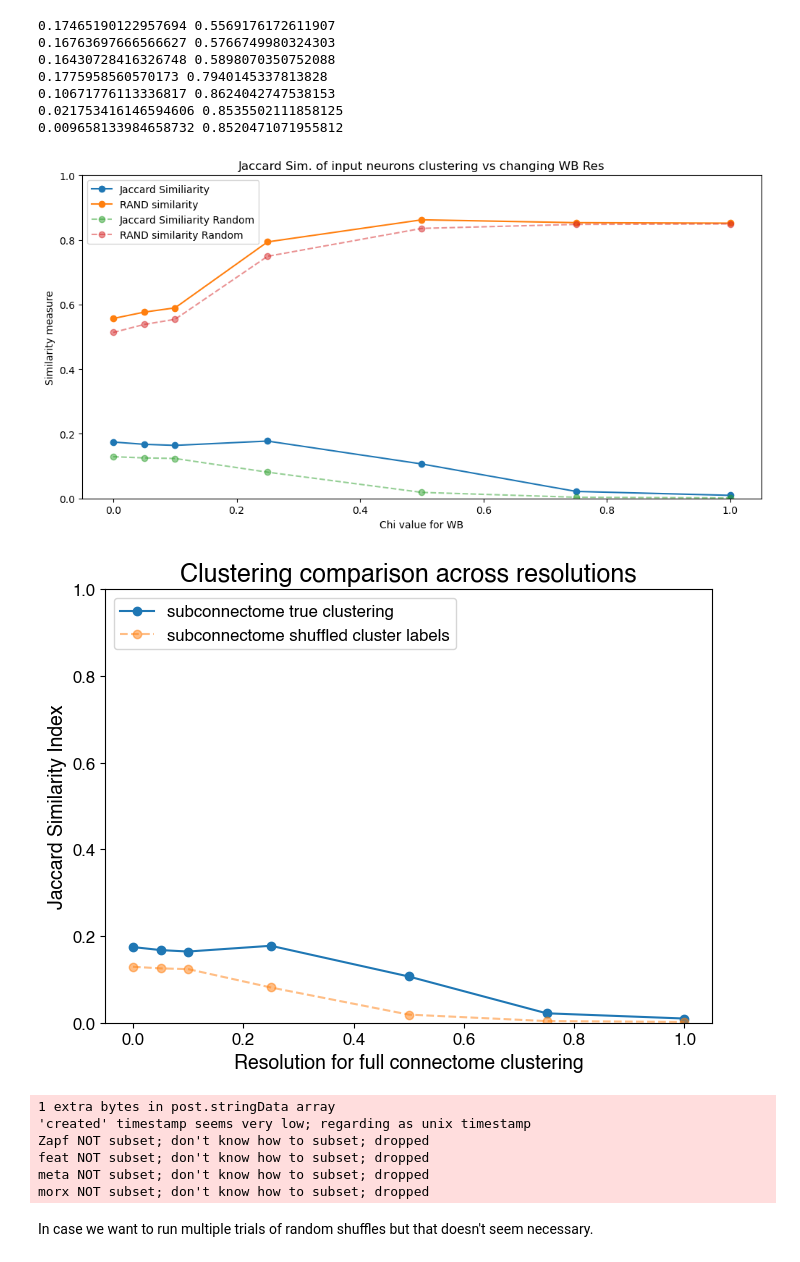
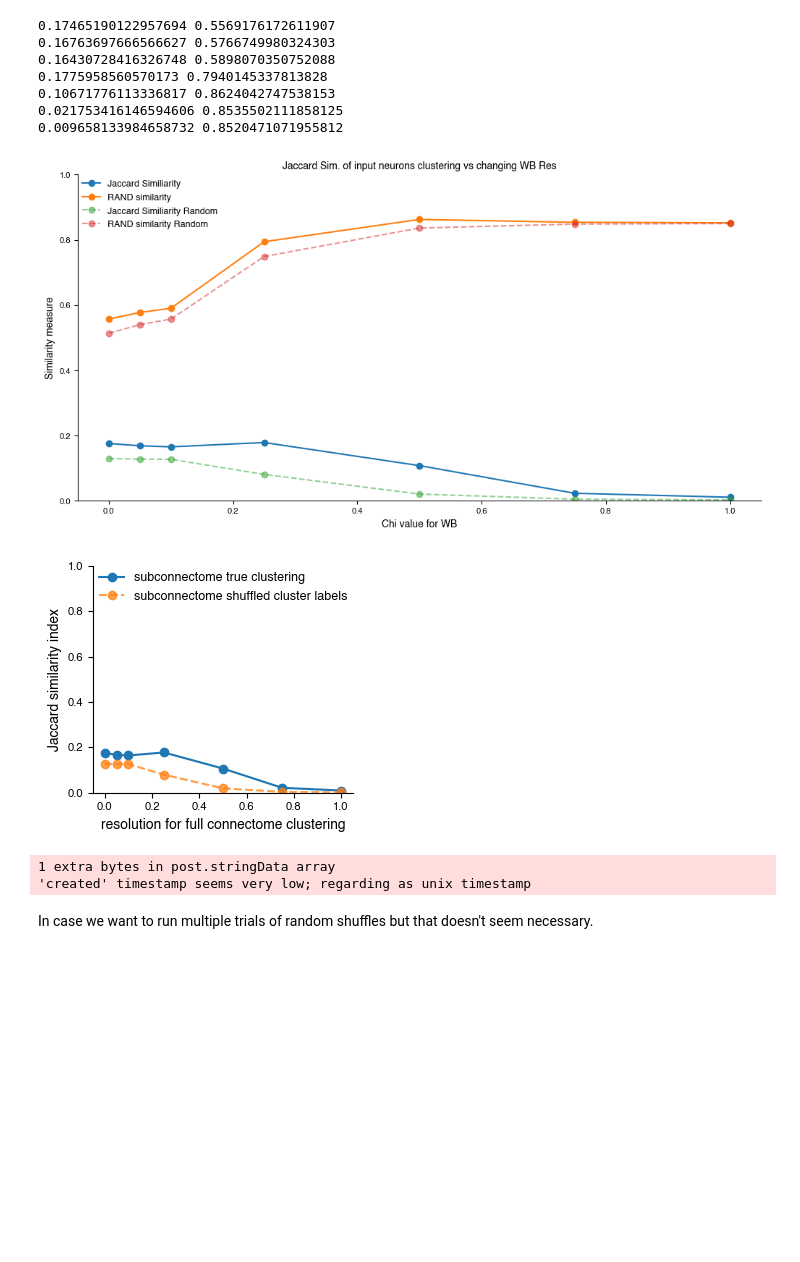
Before and after one commit to Gutierrez-lab/oviIN-inputs, a Jupyter notebook: jaccard_analysis.ipynb, the cells around one changed output. Saved outputs shown, nothing was run; the diff lists cells and outputs as text; code cells hidden in the pictures; blank space fills up the shorter version.

Commit message:
remade jaccard plot for style

```diff
--- a/jaccard_analysis.ipynb
+++ b/jaccard_analysis.ipynb
@@ -9,18 +9,3 @@ import itertools
 import matplotlib
 import matplotlib.patheffects as path_effects
 import matplotlib as mpl
-matplotlib.use('TkAgg')  # or 'Qt5Agg', 'MacOSX', etc.
-import matplotlib.pyplot as plt
-from matplotlib.ticker import MultipleLocator,FormatStrFormatter,MaxNLocator
-%matplotlib inline
-
-# Set 'pdf.fonttype' to 42 to keep the text editable after exporting to pdf
-plt.rcParams['pdf.fonttype'] = 42
-plt.rcParams["font.sans-serif"] = "Helvetica"
-plt.rcParams['font.size'] = 14  # Default text size
-plt.rcParams['axes.titlesize'] = 18  # Title size
-plt.rcParams['figure.titlesize'] = 18  # Figure title size
-plt.rcParams['axes.labelsize'] = 14  # X and Y label size
-plt.rcParams['xtick.labelsize'] = 12  # X tick label size
-plt.rcParams['ytick.labelsize'] = 12  # Y tick label size
-plt.rcParams['legend.fontsize'] = 12  # Legend font size
@@ -188,7 +178,7 @@ for res in resolutions:
 0.009658133984658732 0.8520471071955812
 # %%
 import matplotlib.pyplot as plt
-plt.style.use('default')
+#plt.style.use('default')
 # %%
 plt.figure(figsize=(10, 5))
 plt.plot([float(res) for res in resolutions], [jac_indices[res] for res in resolutions], marker='o', label = 'Jaccard Similiarity')
@@ -203,32 +193,30 @@ plt.ylabel('Similarity measure')
 plt.title('Jaccard Sim. of input neurons clustering vs changing WB Res')
 plt.show()
 # %% [output]
-[figure, old version]
+[figure, new version]
 # %%
-fig = plt.figure(figsize=(7, 5))
+fig = plt.figure(figsize=(3.35, 3))
 plt.plot([float(res) for res in resolutions], [jac_indices[res] for res in resolutions], marker='o', label = 'subconnectome true clustering')
 
-plt.plot([float(res) for res in resolutions], [jac_indices_random[res] for res in resolutions], marker='o', label = 'subconnectome shuffled cluster labels', linestyle = '--', alpha = 0.5)
+plt.plot([float(res) for res in resolutions], [jac_indices_random[res] for res in resolutions], marker='o', label = 'subconnectome shuffled cluster labels', linestyle = '--', alpha = 0.75)
 
 plt.legend(loc='upper left')
 plt.tight_layout()
 plt.ylim(0, 1)
-plt.xlabel('Resolution for full connectome clustering')
-plt.ylabel('Jaccard Similarity Index')
-plt.title('Clustering comparison across resolutions')
+plt.xlabel('resolution for full connectome clustering')
+plt.ylabel('Jaccard similarity index')
+#plt.title('Clustering comparison across resolutions')
+
+plt.tight_layout()
 plt.show()
 # %% [output]
-[figure, old version]
+[figure, new version]
 # %%
 # save as pdf
 fig.savefig('figures/jaccard_clustering_comparison.pdf', bbox_inches='tight')
 # %% [output]
 1 extra bytes in post.stringData array
 'created' timestamp seems very low; regarding as unix timestamp
-Zapf NOT subset; don't know how to subset; dropped
-feat NOT subset; don't know how to subset; dropped
-meta NOT subset; don't know how to subset; dropped
-morx NOT subset; don't know how to subset; dropped
 # %% [markdown]
 In case we want to run multiple trials of random shuffles but that doesn't seem necessary.
 # %%
```
Also changed, not shown: parts of 2 cells of this notebook, 1 other file.
